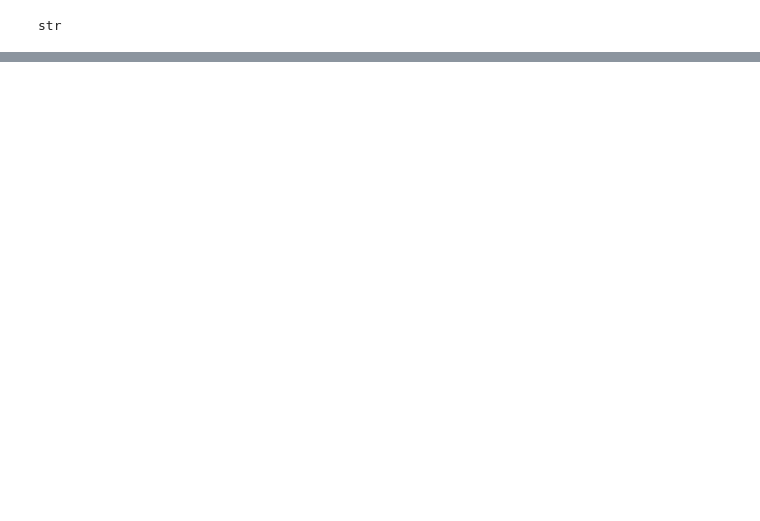
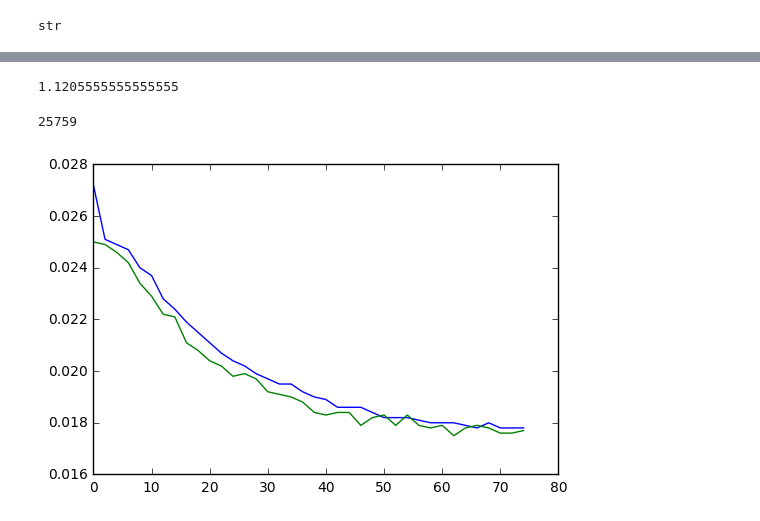
Before and after one commit to horsehour/script, a Jupyter notebook: learn_python.ipynb, the cells around one changed output, grey strips where cells are left out. Cells and saved outputs as stored; diff of their text form; code cells hidden in the pictures; blank space fills up the shorter version.

```diff
--- a/learn_python.ipynb
+++ b/learn_python.ipynb
@@ -1086,0 +1248,4 @@ print(result)
+# %%
+sum(perf)/9000
+# %% [output]
+1.1205555555555555
@@ -1086,0 +1262,14 @@ print(result)
+# %%
+sum(perf) # 20% for top 2000, 45% for top 1000 training profiles
+# %% [output]
+25759
+# %%
+source = "/users/chjiang/github/stv/training.loss.txt"
+df = pd.read_csv(source, sep="\t", header=None)
+nr, nc = df.shape
+df = df.reset_index().dropna()
+plt.plot(df.index, df[1])
+plt.plot(df.index, df[2])
+plt.show()
+# %% [output]
+[figure, added]
```
Also changed, not shown: parts of 34 cells of this notebook.
